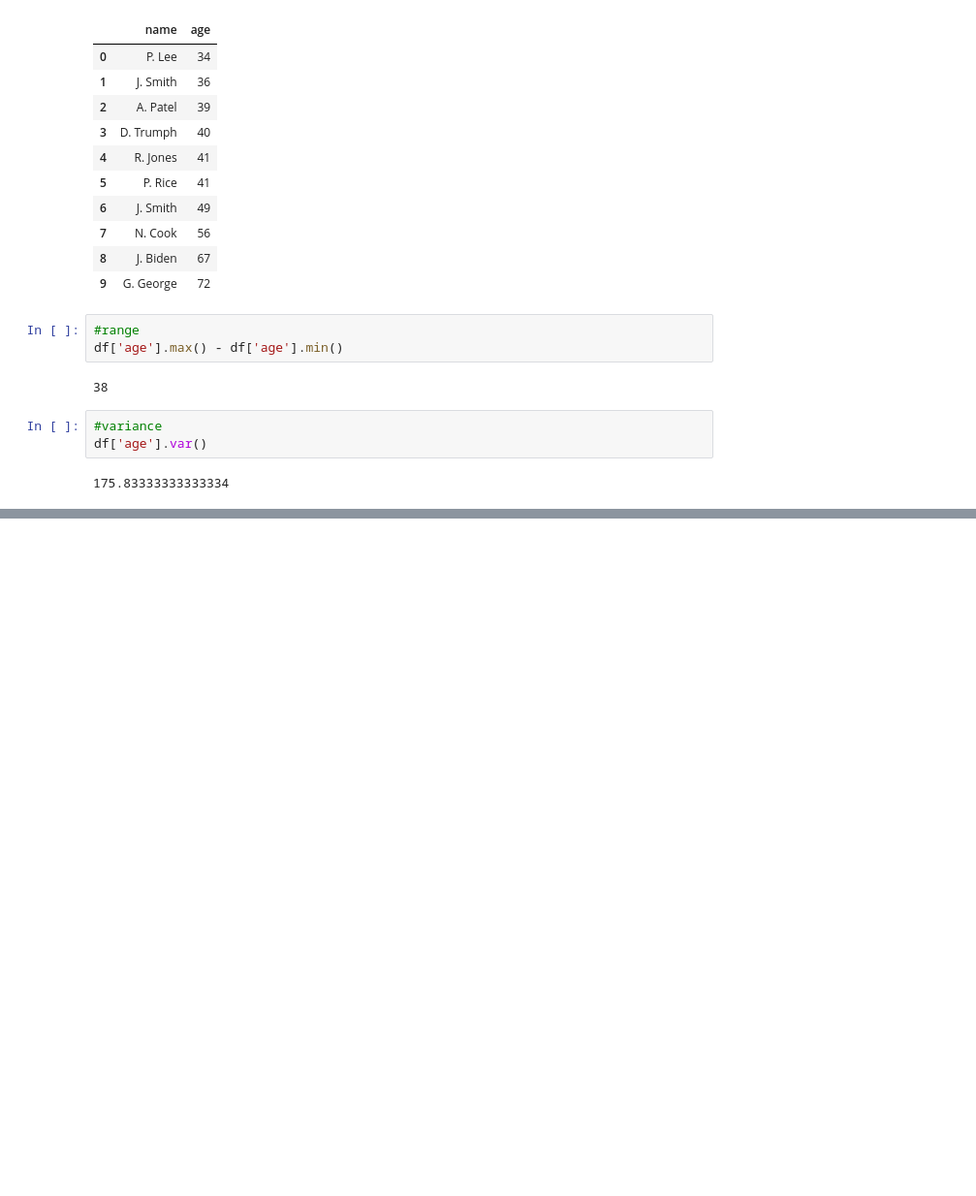
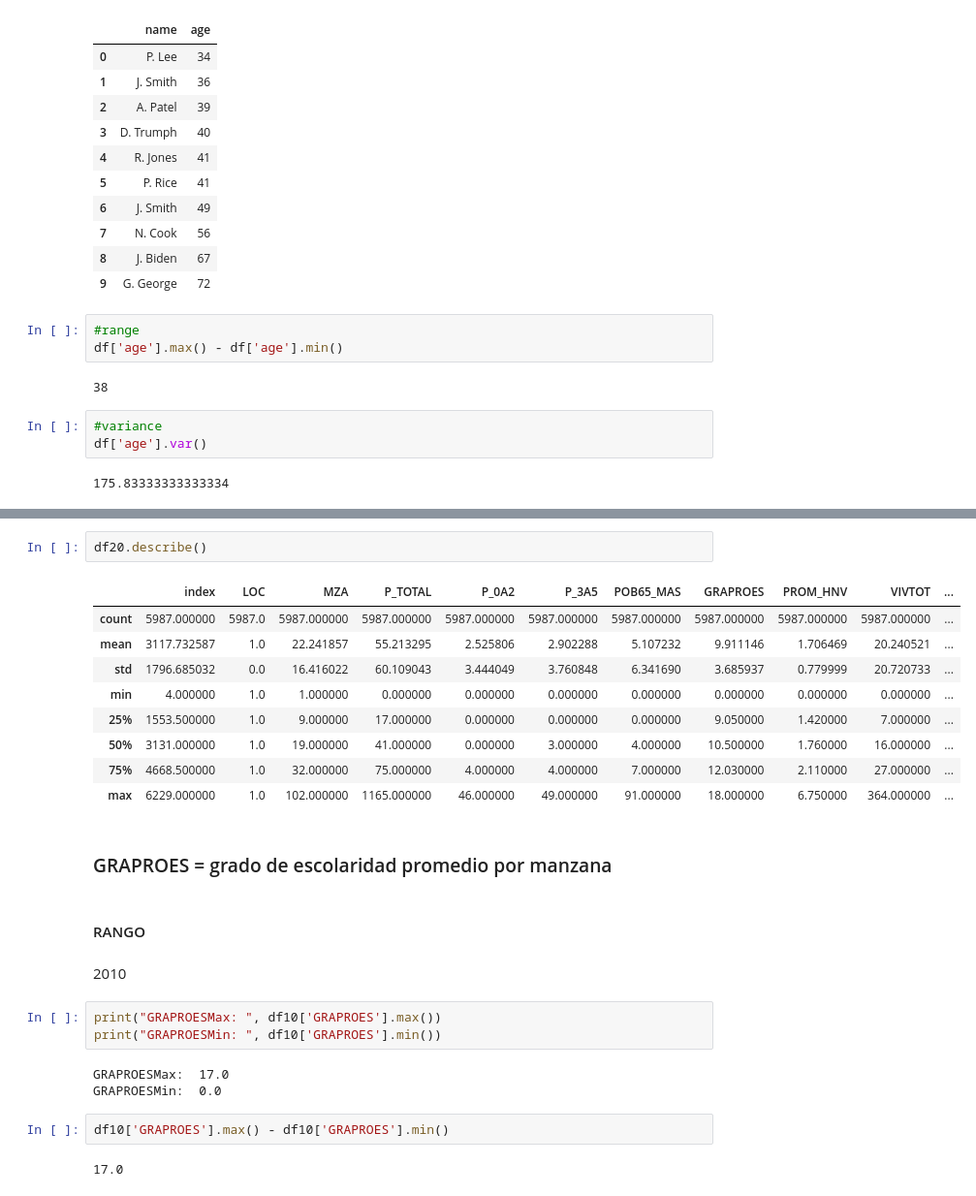
Before and after one commit to MaximilianoVM/DATA-MINIG-2023-1, a Jupyter notebook: M3.3_practica.ipynb, the cells around one changed output, grey strips where cells are left out. Shown: that part at 97% size. Drawn from its saved outputs; the diff is of its cells as text; blank space fills up the shorter version.

```diff
--- a/M3.3_practica.ipynb
+++ b/M3.3_practica.ipynb
@@ -64,0 +141,28 @@ df['age'].var()
+# %%
+df20.describe()
+# %% [output]
+|  | index | LOC | MZA | P_TOTAL | P_0A2 | P_3A5 | POB65_MAS | GRAPROES | PROM_HNV | VIVTOT | ... |
+| count | 5987.000000 | 5987.0 | 5987.000000 | 5987.000000 | 5987.000000 | 5987.000000 | 5987.000000 | 5987.000000 | 5987.000000 | 5987.000000 | ... |
+| mean | 3117.732587 | 1.0 | 22.241857 | 55.213295 | 2.525806 | 2.902288 | 5.107232 | 9.911146 | 1.706469 | 20.240521 | ... |
+| std | 1796.685032 | 0.0 | 16.416022 | 60.109043 | 3.444049 | 3.760848 | 6.341690 | 3.685937 | 0.779999 | 20.720733 | ... |
+| min | 4.000000 | 1.0 | 1.000000 | 0.000000 | 0.000000 | 0.000000 | 0.000000 | 0.000000 | 0.000000 | 0.000000 | ... |
+| 25% | 1553.500000 | 1.0 | 9.000000 | 17.000000 | 0.000000 | 0.000000 | 0.000000 | 9.050000 | 1.420000 | 7.000000 | ... |
+| 50% | 3131.000000 | 1.0 | 19.000000 | 41.000000 | 0.000000 | 3.000000 | 4.000000 | 10.500000 | 1.760000 | 16.000000 | ... |
+| 75% | 4668.500000 | 1.0 | 32.000000 | 75.000000 | 4.000000 | 4.000000 | 7.000000 | 12.030000 | 2.110000 | 27.000000 | ... |
+| max | 6229.000000 | 1.0 | 102.000000 | 1165.000000 | 46.000000 | 49.000000 | 91.000000 | 18.000000 | 6.750000 | 364.000000 | ... |
+# %% [markdown]
+<h3>GRAPROES = grado de escolaridad promedio por manzana </h3>
+# %% [markdown]
+<h4>RANGO</h4>
+# %% [markdown]
+2010
+# %%
+print("GRAPROESMax: ", df10['GRAPROES'].max())
+print("GRAPROESMin: ", df10['GRAPROES'].min())
+# %% [output]
+GRAPROESMax:  17.0
+GRAPROESMin:  0.0
+# %%
+df10['GRAPROES'].max() - df10['GRAPROES'].min()
+# %% [output]
+17.0
```
Also changed, not shown: parts of 24 cells of this notebook, 5 other files.
